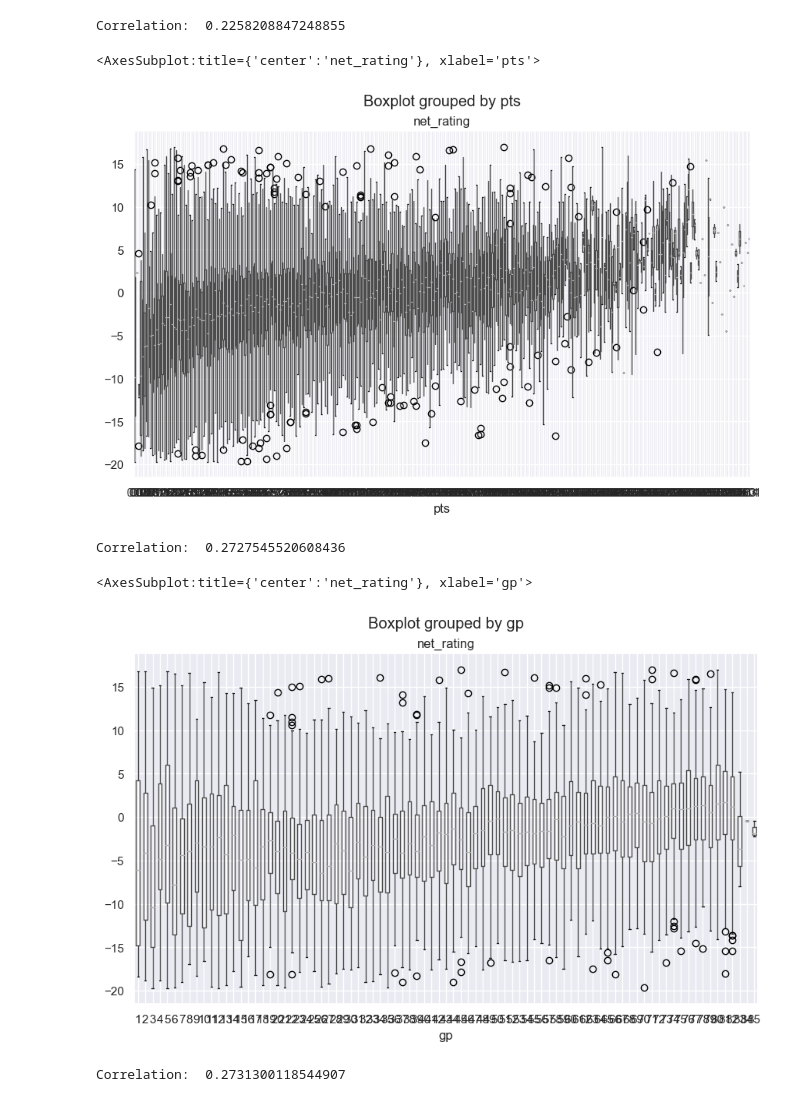
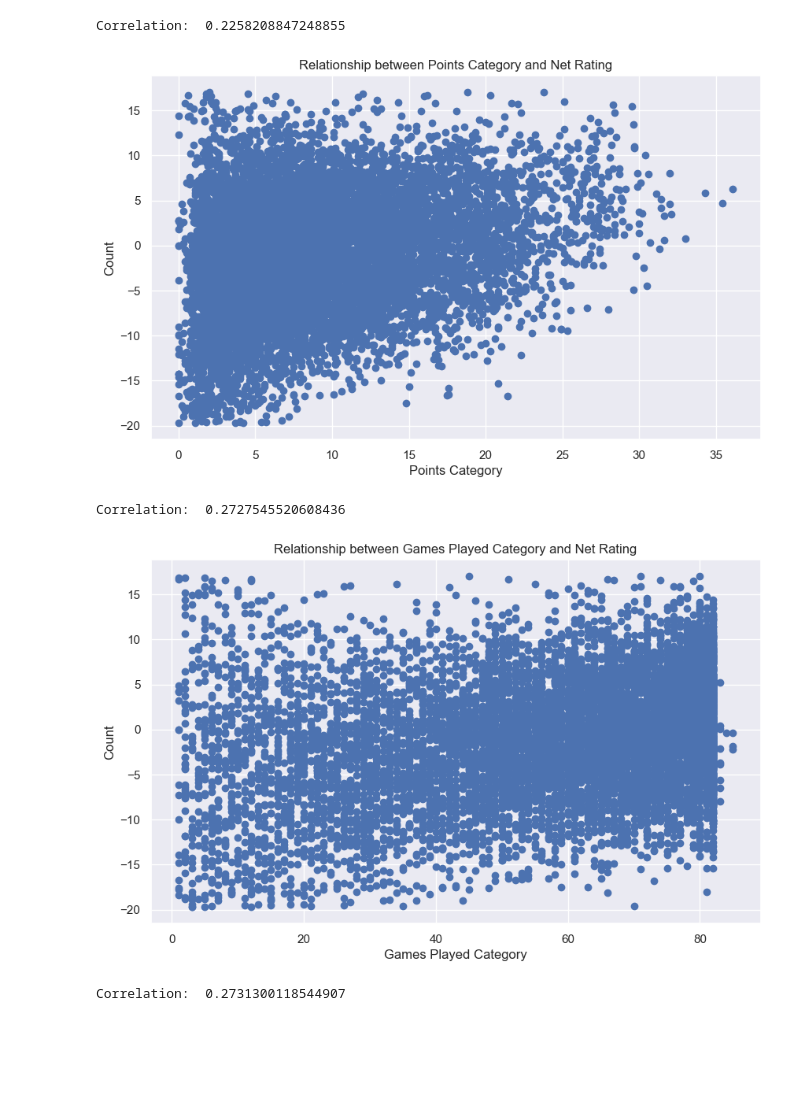
Before and after one commit to randallctc/SC1015_DSAI_Project, a Jupyter notebook: NBA_DataAnalysis_Final.ipynb, the cells around one changed output. Drawn from its saved outputs; the diff is of its cells as text; code cells hidden in the pictures; blank space fills up the shorter version.

```diff
--- a/NBA_DataAnalysis_Final.ipynb
+++ b/NBA_DataAnalysis_Final.ipynb
@@ -424,20 +448,28 @@ print("Correlation: " ,correlation)
 # %% [output]
 Correlation:  0.2258208847248855
 # %%
-nba_df.boxplot(column='net_rating', by='pts',figsize=(10,6))
+plt.figure(figsize=(10,6))
+plt.scatter(nba_df['pts'], nba_df['net_rating'])
+plt.xlabel('Points Category')
+plt.ylabel('Count')
+plt.title('Relationship between Points Category and Net Rating')
+plt.show()
 # %% [output]
-<AxesSubplot:title={'center':'net_rating'}, xlabel='pts'>
-[figure, old version]
+[figure, new version]
 # %%
 correlation = nba_df['pts'].corr(nba_df['net_rating'])
 print("Correlation: " ,correlation)
 # %% [output]
 Correlation:  0.2727545520608436
 # %%
-nba_df.boxplot(column='net_rating', by='gp',figsize=(10,6))
+plt.figure(figsize=(10,6))
+plt.scatter(nba_df['gp'], nba_df['net_rating'])
+plt.xlabel('Games Played Category')
+plt.ylabel('Count')
+plt.title('Relationship between Games Played Category and Net Rating')
+plt.show()
 # %% [output]
-<AxesSubplot:title={'center':'net_rating'}, xlabel='gp'>
-[figure, old version]
+[figure, new version]
 # %%
 correlation = nba_df['gp'].corr(nba_df['net_rating'])
 print("Correlation: " ,correlation)
```
Also changed, not shown: parts of 10 cells of this notebook.
